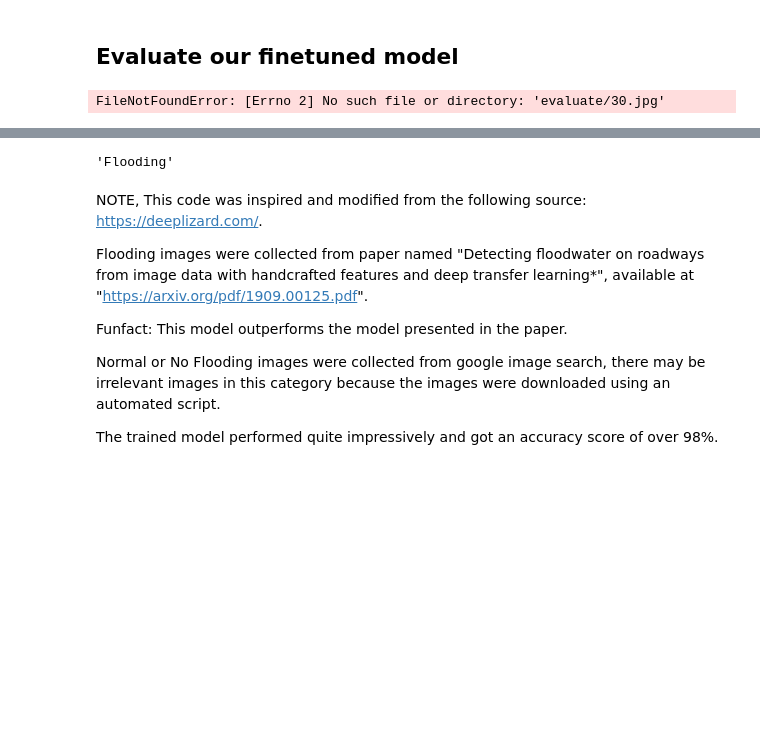
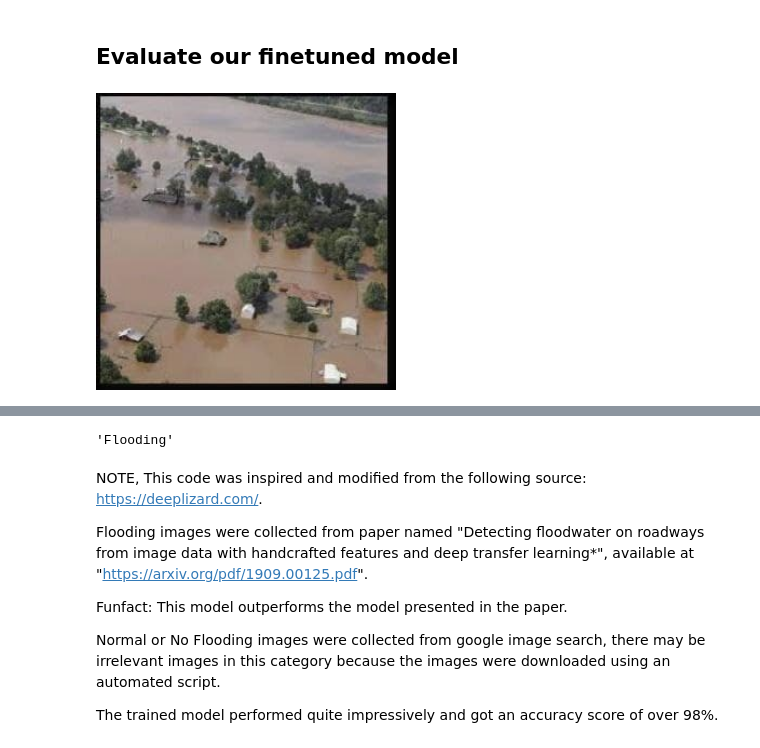
Before and after one commit to OjasKarmarkar/VH-21-20-Code-Linguists, a Jupyter notebook: API/flood.ipynb, the cells around one changed output, grey strips where cells are left out. Saved outputs shown, nothing was run; the diff lists cells and outputs as text; code cells hidden in the pictures; blank space fills up the shorter version.

Commit message:
fixes for image model

```diff
--- a/API/flood.ipynb
+++ b/API/flood.ipynb
@@ -171,9 +174,9 @@ def preprocess_image(file):
 # %%
 # Display image which we want to predict
 from IPython.display import Image
-Image(filename='evaluate/30.jpg', width=300,height=200)
+Image(filename='evaluate/11.jpg', width=300,height=200)
 # %% [output]
-FileNotFoundError: [Errno 2] No such file or directory: 'evaluate/30.jpg'
+[figure, added]
 # %%
 preprocessed_image = preprocess_image('30.jpg')
 predictions = model.predict(preprocessed_image)
```
Also changed, not shown: parts of 7 cells of this notebook, 1 other file.
